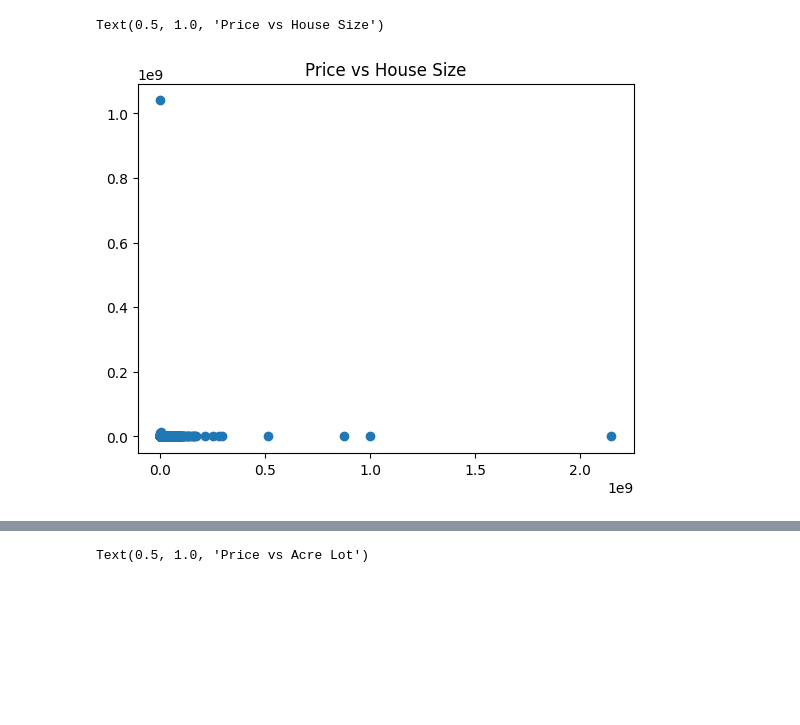
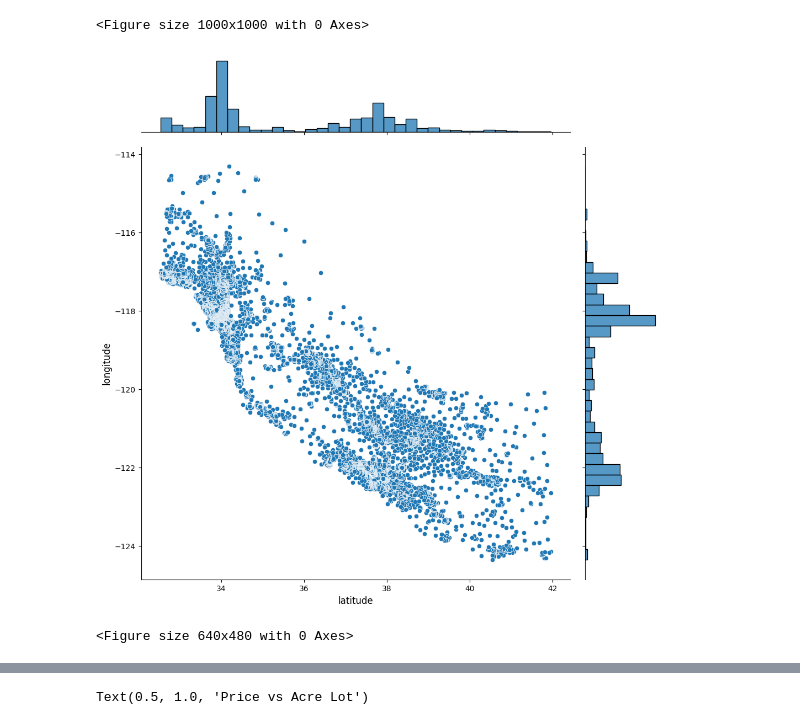
Before and after one commit to Princess-Flourish/AI-ML-Learning-Path, a Jupyter notebook: Linear_regression.ipynb, the cells around one changed output, grey strips where cells are left out. Saved outputs shown, nothing was run; the diff lists cells and outputs as text; code cells hidden in the pictures; blank space fills up the shorter version.

```diff
--- a/Linear_regression.ipynb
+++ b/Linear_regression.ipynb
@@ -263,9 +154,22 @@ house_size   0.000774    1.000000
-# %%
-# Create a scatter plot with 'price' on the x-axis and 'house_size' on the y-axis
-plt.scatter(df.price, df.house_size)
-
-# Set the title of the scatter plot
-plt.title('Price vs House Size')
-# %% [output]
-Text(0.5, 1.0, 'Price vs House Size')
-[figure, removed]
+# %%
+# Create a new figure with a specified size (10 inches by 10 inches)
+plt.figure(figsize=(10, 10))
+
+# Create a joint plot (scatter plot with histograms) using seaborn
+sns.jointplot(x=df.latitude.values, y=df.longitude.values, height=10)
+
+# Set the label for the y-axis (longitude) with a font size of 12
+plt.ylabel('longitude', fontsize=12)
+
+# Set the label for the x-axis (latitude) with a font size of 12
+plt.xlabel('latitude', fontsize=12)
+
+# Display the plot
+plt.show()
+
+# Remove the top and right spines from the plot for a cleaner look
+sns.despine()
+# %% [output]
+<Figure size 1000x1000 with 0 Axes>
+[figure, added]
+<Figure size 640x480 with 0 Axes>
```
Also changed, not shown: parts of 22 cells of this notebook.
